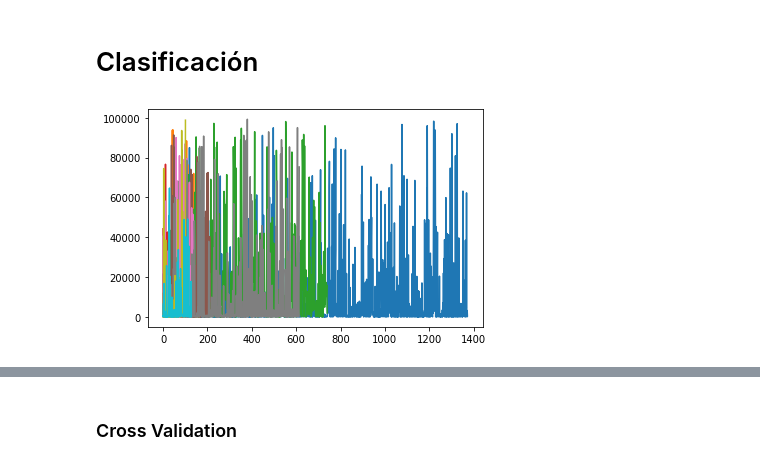
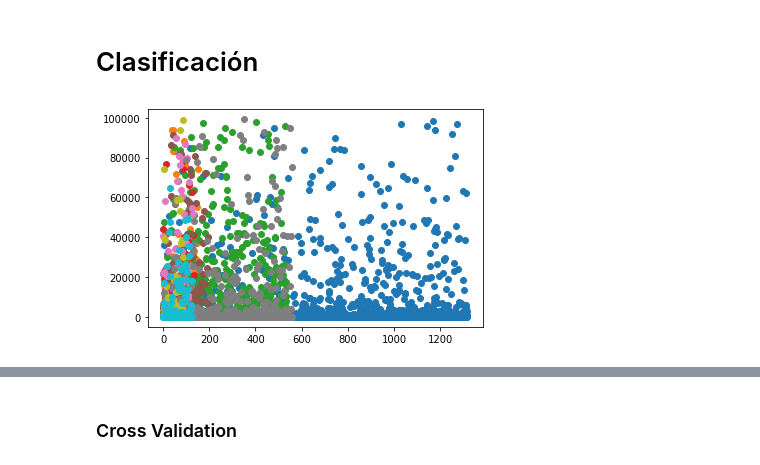
Before and after one commit to G-Urrea/Google-Play-Store-Mining, a Jupyter notebook: ExperimentoPregunta1.ipynb, the cells around one changed output, grey strips where cells are left out. Cells and saved outputs as stored; diff of their text form; code cells hidden in the pictures.

```diff
--- a/ExperimentoPregunta1.ipynb
+++ b/ExperimentoPregunta1.ipynb
@@ -279,10 +270,10 @@ for dt in cat_dt:
     label_cat_r.append(dt[dt.Reviews < 100000][["Installs_Q"]])
 # %%
 for dt in cat_dt_r:
-    plt.plot(dt["Reviews"])
+    plt.scatter(range(len(dt)), dt["Reviews"])
 plt.show()
 # %% [output]
-[figure, old version]
+[figure, new version]
 # %%
 for dt in cat_dt_r:
     dt["Reviews"] = reEscale(np.array(dt.Reviews), 0, 1)
```
Also changed, not shown: parts of 44 cells of this notebook, 14 other files.
